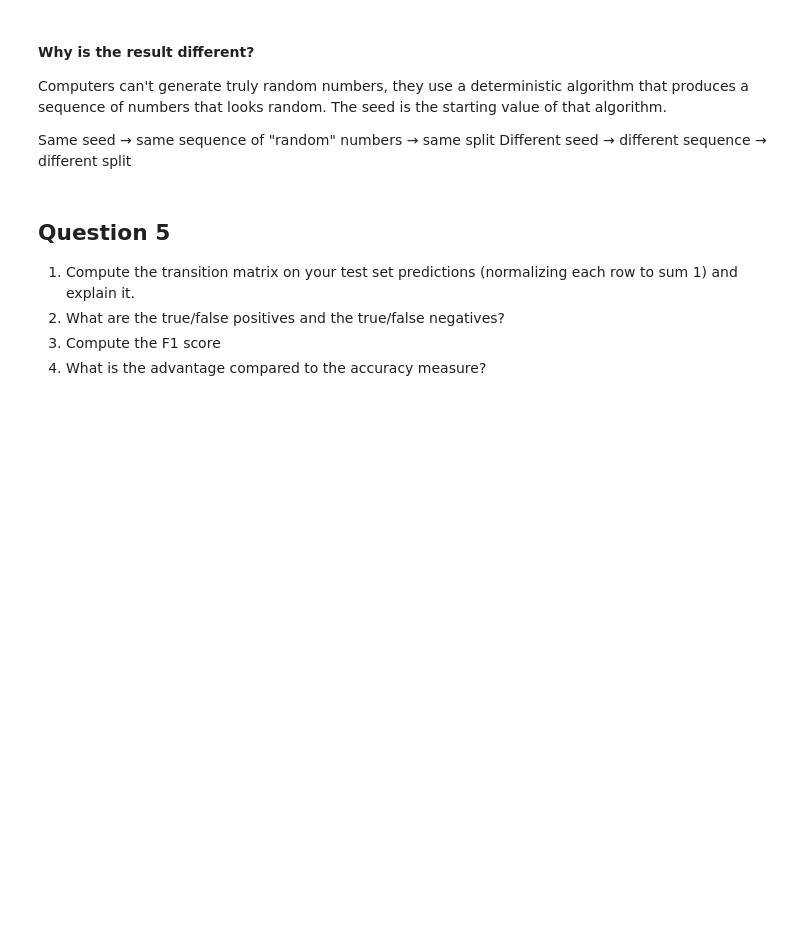
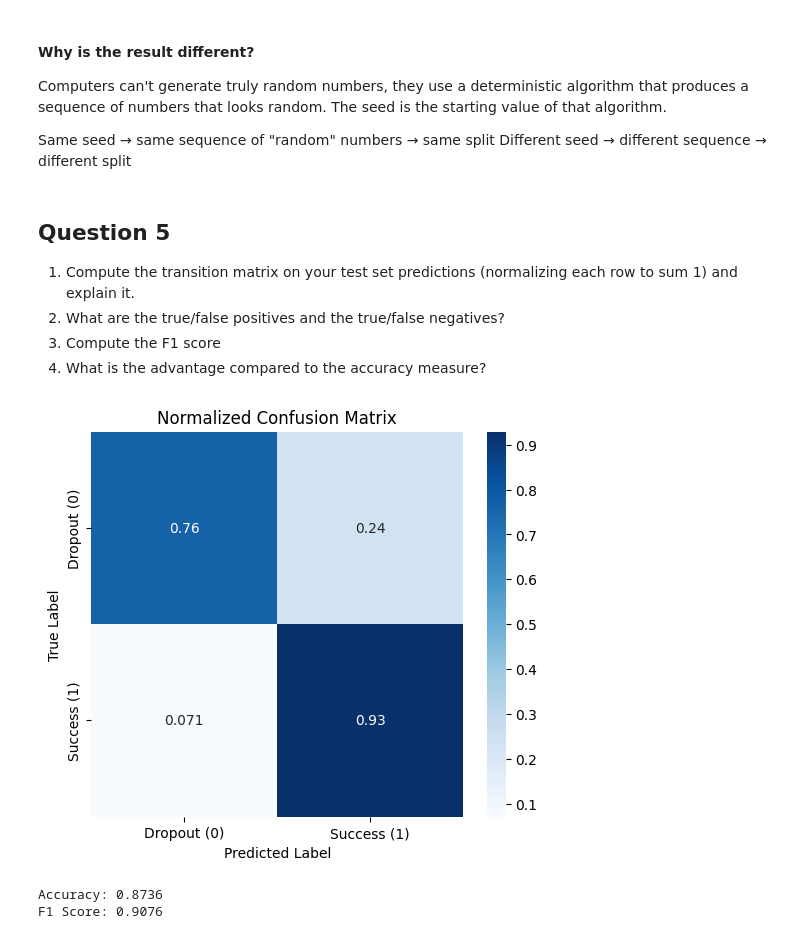
Before and after one commit to nicocalu/MLTP, a Jupyter notebook: lab2.ipynb, the cells around one changed output. Cells and saved outputs as stored; diff of their text form; code cells hidden in the pictures; blank space fills up the shorter version.

```diff
--- a/lab2.ipynb
+++ b/lab2.ipynb
@@ -159,19 +156,29 @@ Different seed → different sequence → different split
 3. Compute the F1 score
 4. What is the advantage compared to the accuracy measure?
 # %%
-# Normalized confusion matrix
-y_pred = clf.predict(X_test)
-cm_normalized = confusion_matrix(y_test, y_pred, normalize='true')
+# Normalized confusion matrix + F1 score
+target_pred = clf.predict(features_test)
+cm_normalized = confusion_matrix(target_test, target_pred, normalize='true')
 
 plt.figure(figsize=(6, 5))
 sns.heatmap(
     cm_normalized,
     annot=True,
     cmap='Blues',
     xticklabels=['Dropout (0)', 'Success (1)'],
     yticklabels=['Dropout (0)', 'Success (1)']
 )
 plt.ylabel('True Label')
 plt.xlabel('Predicted Label')
 plt.title('Normalized Confusion Matrix')
 plt.show()
+
+acc_q5 = accuracy_score(target_test, target_pred)
+f1_q5 = f1_score(target_test, target_pred)
+
+print(f'Accuracy: {acc_q5:.4f}')
+print(f'F1 Score: {f1_q5:.4f}')
+# %% [output]
+[figure, added]
+Accuracy: 0.8736
+F1 Score: 0.9076
```
Also changed, not shown: parts of 7 cells of this notebook.
